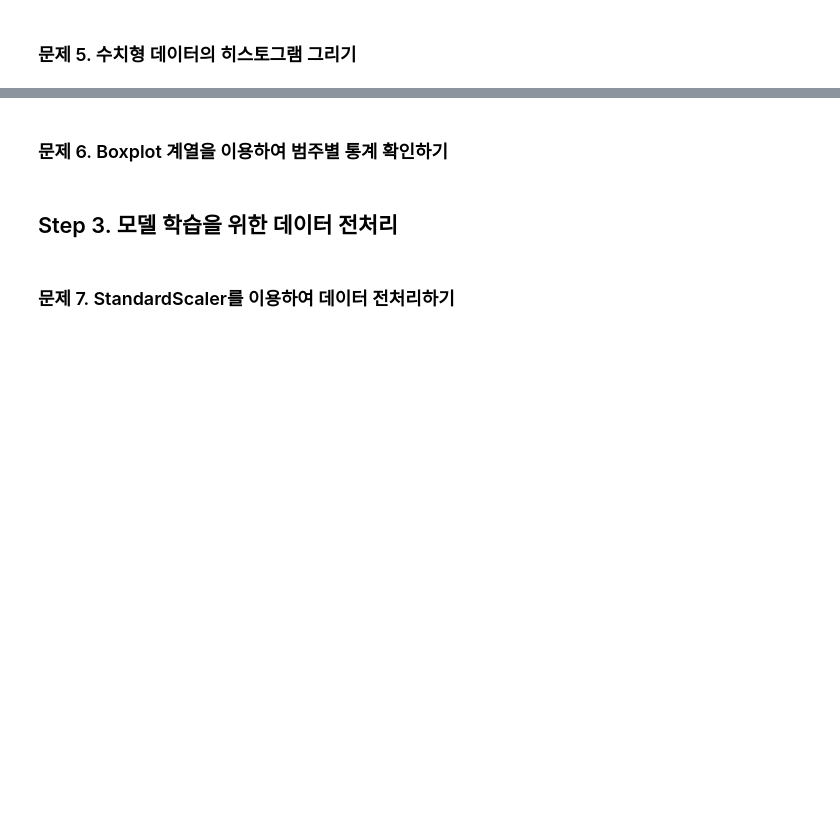
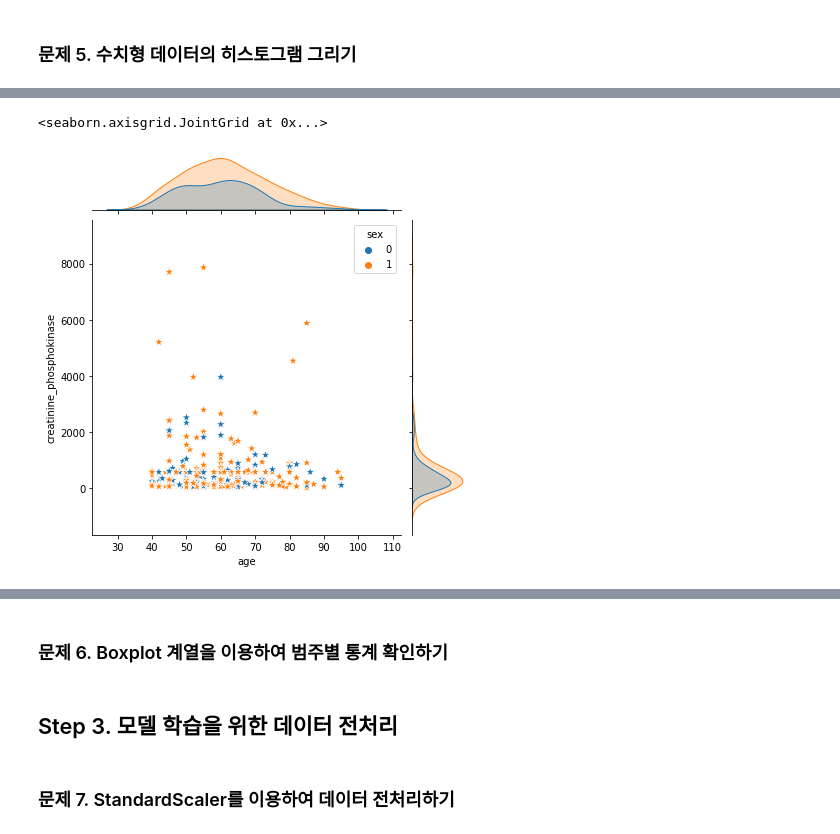
Before and after one commit to hayeong0206/py_machinlearnig, a Jupyter notebook: Chapter_01_데이터_분석으로_심부전증을_예방할_수_있을까(문제).ipynb, the cells around one changed output, grey strips where cells are left out. Drawn from its saved outputs; the diff is of its cells as text; code cells hidden in the pictures; blank space fills up the shorter version.

```diff
--- a/Chapter_01_데이터_분석으로_심부전증을_예방할_수_있을까(문제).ipynb
+++ b/Chapter_01_데이터_분석으로_심부전증을_예방할_수_있을까(문제).ipynb
@@ -88,0 +170,5 @@ df =
+# %%
+sns.jointplot(data = df, x='age', y = 'creatinine_phosphokinase', hue = 'sex', marker = '*', s = 100)
+# %% [output]
+<seaborn.axisgrid.JointGrid at 0x...>
+[figure, added]
```
Also changed, not shown: parts of 11 cells of this notebook.
